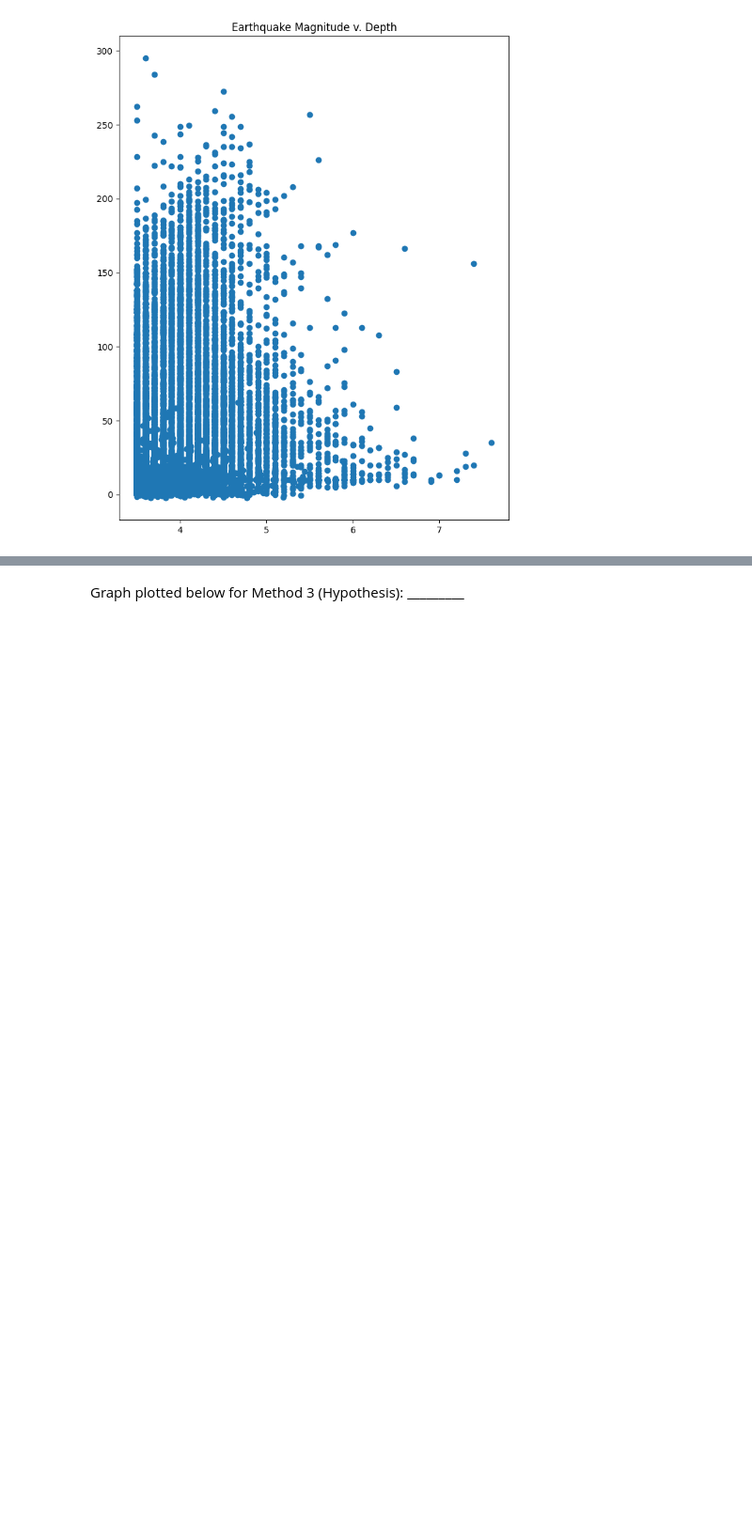
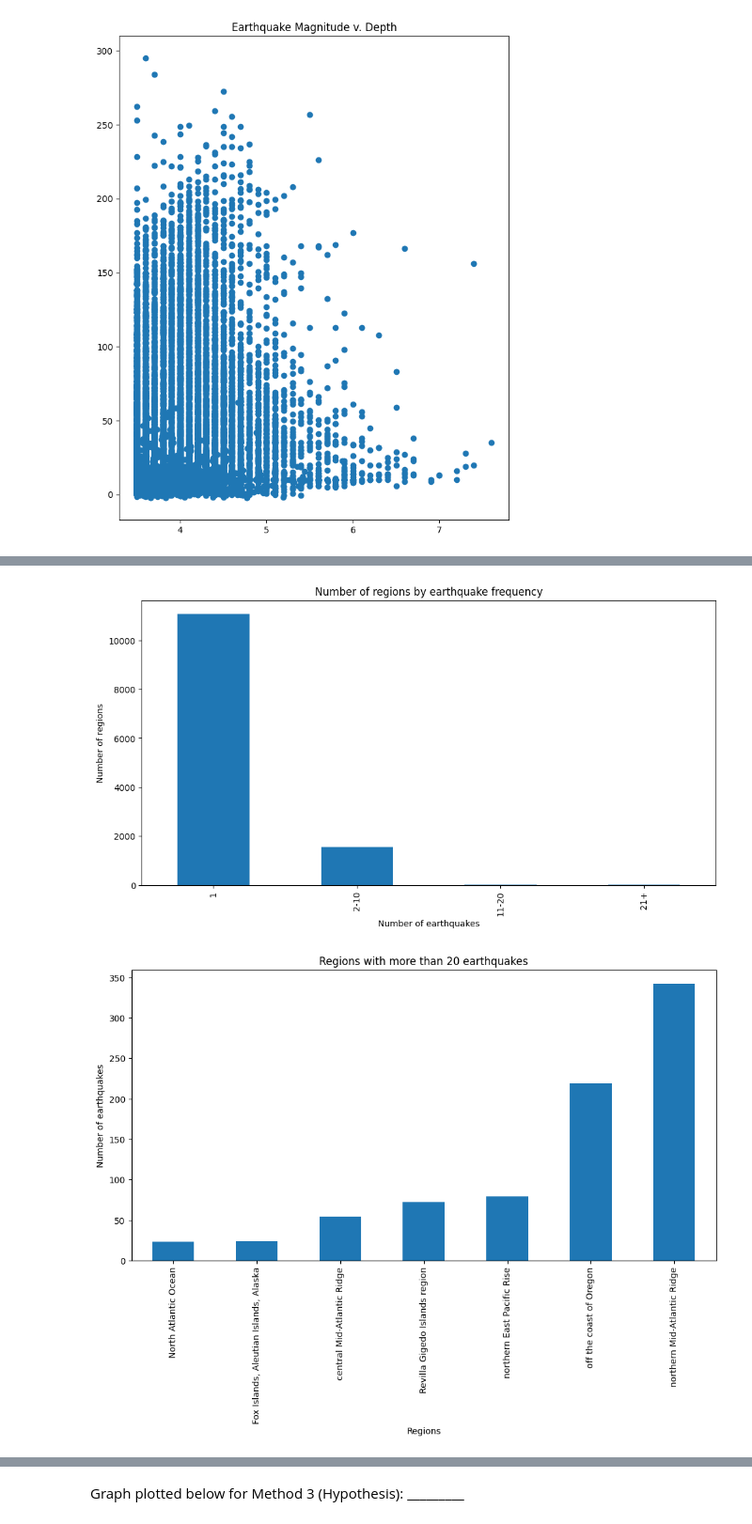
Before and after one commit to NatalieFig/cmsc320finalproj, a Jupyter notebook: CMSC320_Final_Project.ipynb, the cells around one changed output, grey strips where cells are left out. Shown at 94% size. Drawn from its saved outputs; the diff is of its cells as text; code cells hidden in the pictures; blank space fills up the shorter version.

```diff
--- a/CMSC320_Final_Project.ipynb
+++ b/CMSC320_Final_Project.ipynb
@@ -160,0 +114,43 @@ Name: count, dtype: int64
+# %%
+place_types = earthquakes_df['place'].value_counts()
+
+
+bins = [0,1, 10, 20, float('inf')]
+labels = ['1','2-10', '11-20', '21+']
+
+binned = pd.cut(place_types, bins = bins, labels=labels)
+binned_occurences = binned.value_counts().sort_index()
+
+binned_occurences.plot(kind='bar', figsize=(12, 6))
+plt.title('Number of regions by earthquake frequency')
+plt.xlabel('Number of earthquakes')
+plt.ylabel('Number of regions')
+
+plt.show()
+
+place_types_more_than_50_occurences = place_types[place_types > 20]
+
+place_types_more_than_50_occurences.sort_values().plot(kind='bar', figsize=(12,6))
+
+plt.title("Regions with more than 20 earthquakes")
+plt.ylabel('Number of earthquakes')
+plt.xlabel('Regions')
+plt.show()
+
+
+bins = [0,1, 20, float('inf')]
+labels = ['1','2-20', '21+']
+
+binned = pd.cut(place_types, bins = bins, labels=labels)
+binned_occurences = binned.value_counts().sort_index()
+
+
+legend=['1 earthquake', '2-20 earthquakes', 'more than 21 earthquakes']
+myexplode=[0, 0, 0.7]
+binned_occurences.plot(kind='pie', labels=None, autopct='%1.3f%%', explode=myexplode)
+plt.title('Distribution of frequency of earthquakes')
+plt.legend(legend)
+plt.show()
+# %% [output]
+[figure, added]
+[figure, added]
```
Also changed, not shown: parts of 4 cells of this notebook.
